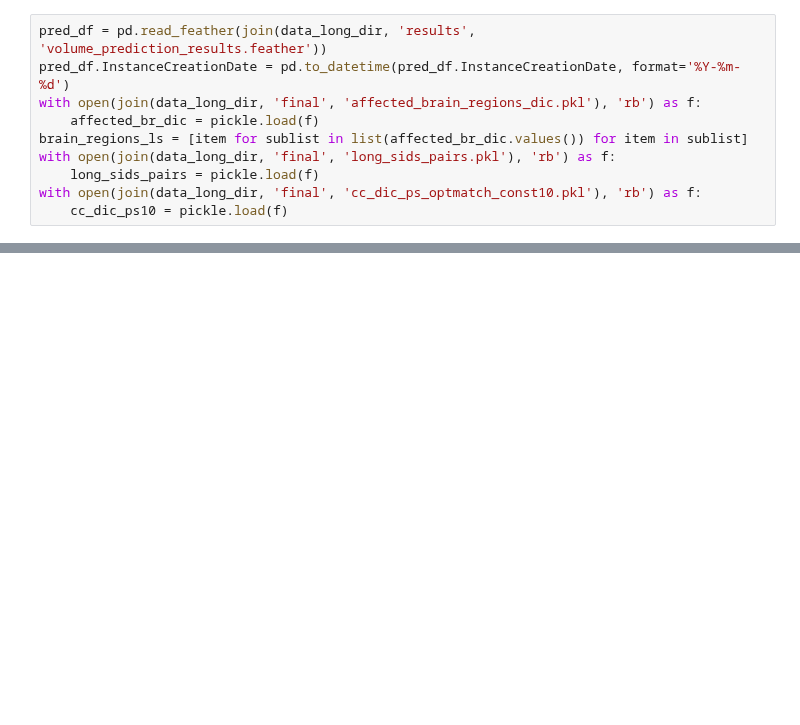
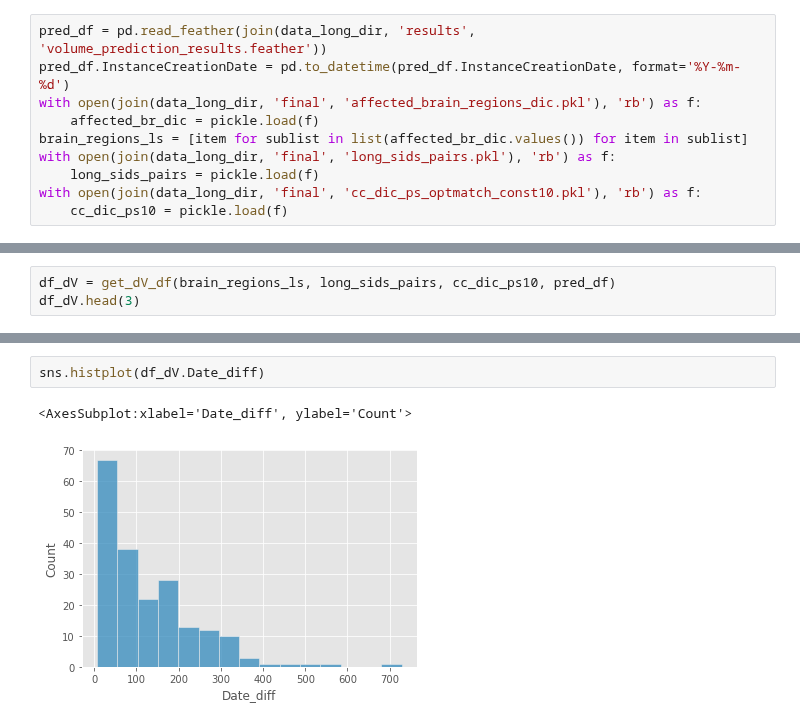
Before and after one commit to Kiril94/Thesis, a Jupyter notebook: cobra/t1_long/run_test.ipynb, the cells around one changed output, grey strips where cells are left out. Saved outputs shown, nothing was run; the diff lists cells and outputs as text; blank space fills up the shorter version.

Commit message:
function to compute relative differences in brain volume finished

```diff
--- a/cobra/t1_long/run_test.ipynb
+++ b/cobra/t1_long/run_test.ipynb
@@ -123,0 +29,3 @@ def get_p_value(brain_regions_ls, sids, case_control_dic, pred_df):
+# %%
+df_dV = get_dV_df(brain_regions_ls, long_sids_pairs, cc_dic_ps10, pred_df)
+df_dV.head(3)
@@ -123,0 +38,5 @@ def get_p_value(brain_regions_ls, sids, case_control_dic, pred_df):
+# %%
+sns.histplot(df_dV.Date_diff)
+# %% [output]
+<AxesSubplot:xlabel='Date_diff', ylabel='Count'>
+[figure, added]
```
Also changed, not shown: parts of 14 cells of this notebook, 2 other files.
